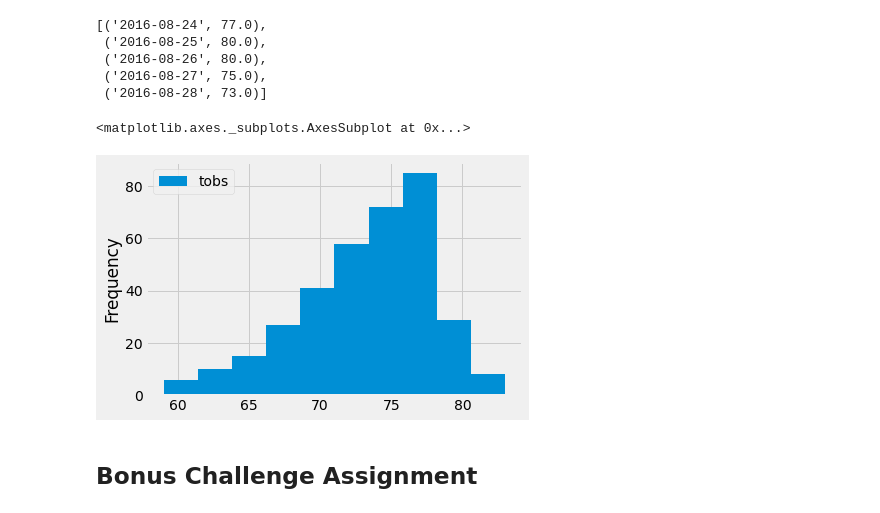
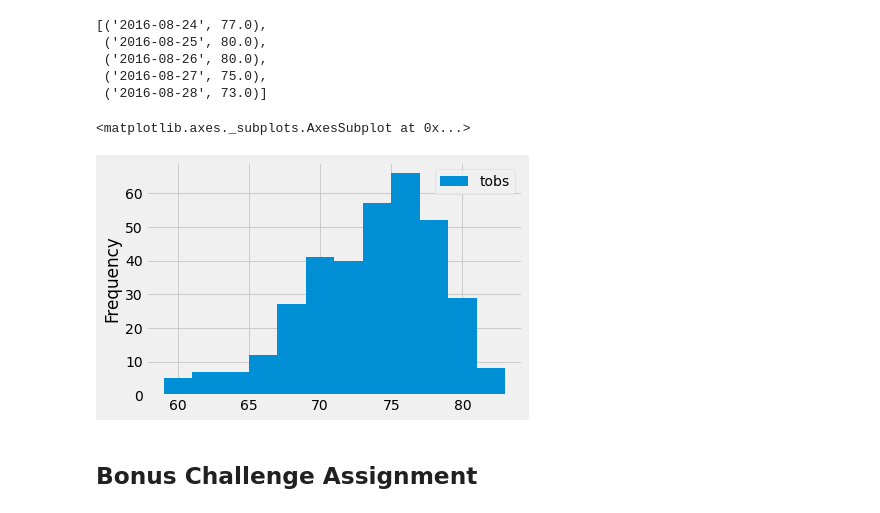
Before and after one commit to AdrianaCieslak/sqlalchemy-challenge, a Jupyter notebook: climate_starter.ipynb, the cells around one changed output. Saved outputs shown, nothing was run; the diff lists cells and outputs as text; code cells hidden in the pictures.

```diff
--- a/climate_starter.ipynb
+++ b/climate_starter.ipynb
@@ -171,9 +159,9 @@ temp[:5]
 # %%
 temp_df = pd.DataFrame(temp)
 temp_df.set_index('date')
-temp_df.plot(kind='hist')
+temp_df.plot(kind='hist', bins=12)
 # %% [output]
 <matplotlib.axes._subplots.AxesSubplot at 0x...>
-[figure, old version]
+[figure, new version]
 # %% [markdown]
 ## Bonus Challenge Assignment
```
Also changed, not shown: parts of 18 cells of this notebook, 1 other file.
